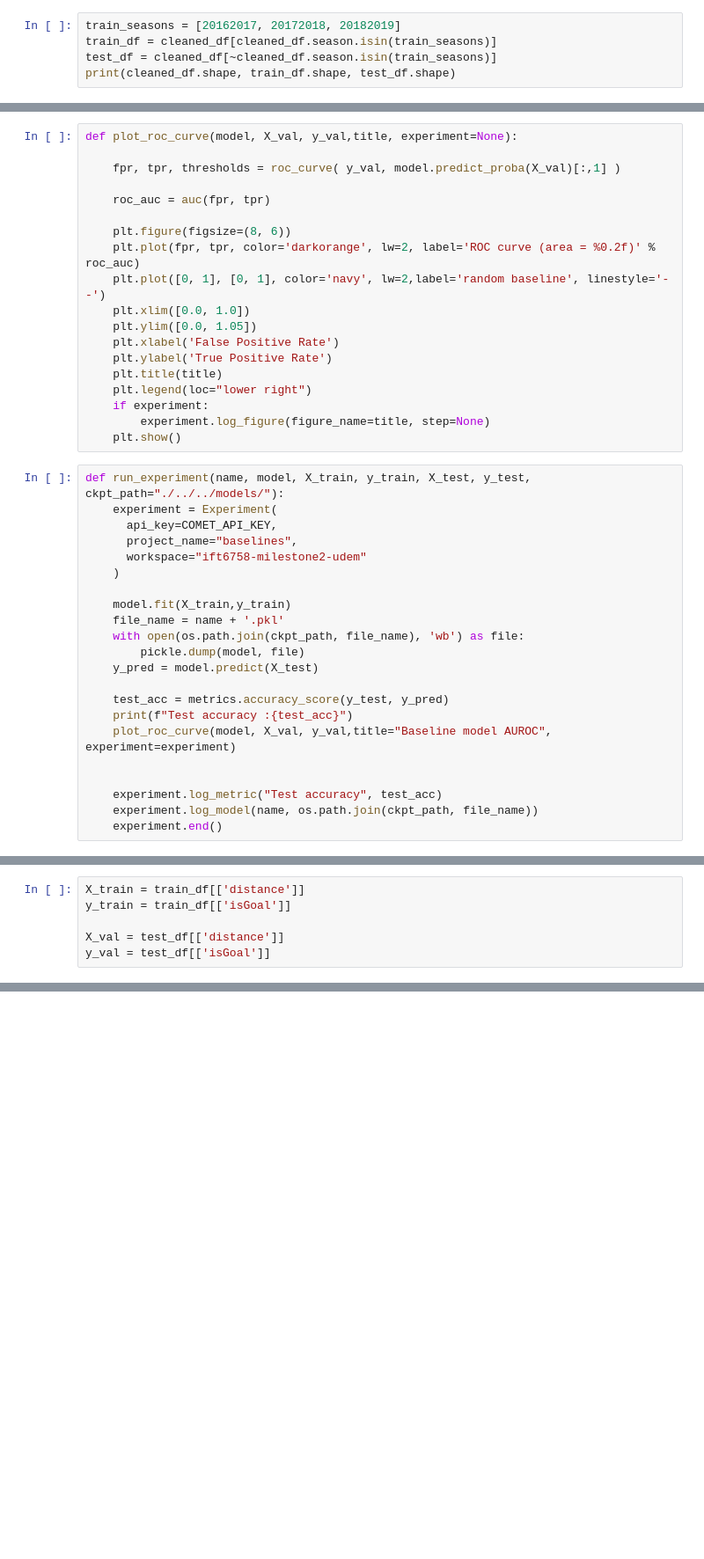
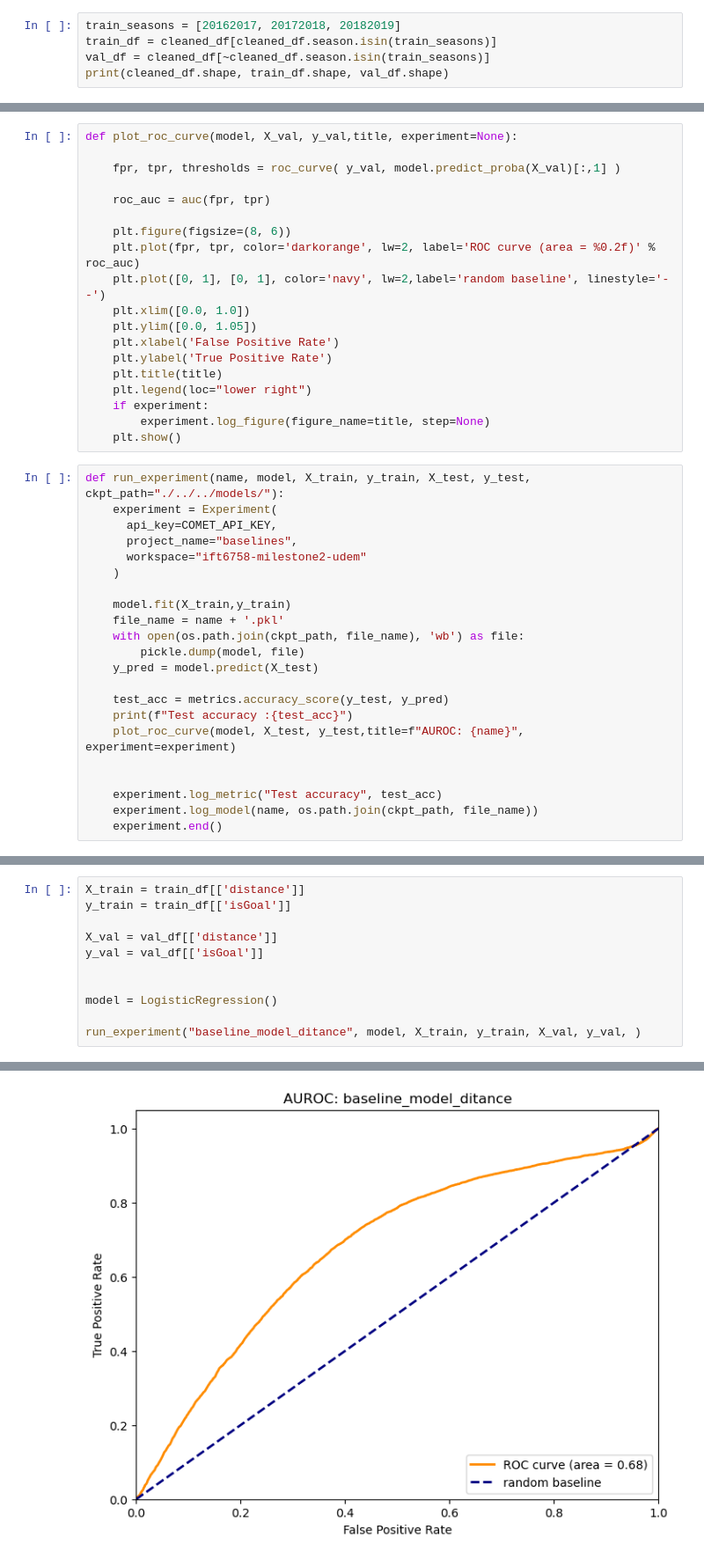
Before and after one commit to YashVadi/NHL-DataScience-IFT-6758, a Jupyter notebook: notebooks/experiments/baseline_experiments.ipynb, the cells around one changed output, grey strips where cells are left out. Shown at 88% size. Drawn from its saved outputs; the diff is of its cells as text; blank space fills up the shorter version.

Commit message:
Add baseline models and result visualization scripts
Signed-off-by: Yash Vadi <iamyash@Yashs-MacBook-Air.local>

```diff
--- a/notebooks/experiments/baseline_experiments.ipynb
+++ b/notebooks/experiments/baseline_experiments.ipynb
@@ -48,8 +57,8 @@ array([20162017, 20172018, 20182019, 20192020])
 # %%
 train_seasons = [20162017, 20172018, 20182019]
 train_df = cleaned_df[cleaned_df.season.isin(train_seasons)]
-test_df = cleaned_df[~cleaned_df.season.isin(train_seasons)]
-print(cleaned_df.shape, train_df.shape, test_df.shape)
+val_df = cleaned_df[~cleaned_df.season.isin(train_seasons)]
+print(cleaned_df.shape, train_df.shape, val_df.shape)
 # %% [output]
 (315818, 18) (245555, 18) (70263, 18)
 # %%
@@ -87,7 +96,7 @@ def run_experiment(name, model, X_train, y_train, X_test, y_test, ckpt_path="./.
 
     test_acc = metrics.accuracy_score(y_test, y_pred)
     print(f"Test accuracy :{test_acc}")
-    plot_roc_curve(model, X_val, y_val,title="Baseline model AUROC", experiment=experiment)
+    plot_roc_curve(model, X_test, y_test,title=f"AUROC: {name}", experiment=experiment)
 
 
     experiment.log_metric("Test accuracy", test_acc)
@@ -99,5 +113,11 @@ model = LogisticRegression()
 X_train = train_df[['distance']]
 y_train = train_df[['isGoal']]
 
-X_val = test_df[['distance']]
-y_val = test_df[['isGoal']]
+X_val = val_df[['distance']]
+y_val = val_df[['isGoal']]
+
+
+model = LogisticRegression()
+
+run_experiment("baseline_model_ditance", model, X_train, y_train, X_val, y_val, )
+# %% [output]
@@ -103,0 +127 @@ y_val = test_df[['isGoal']]
+[figure, added]
```
Also changed, not shown: parts of 11 cells of this notebook, 1 other file.
